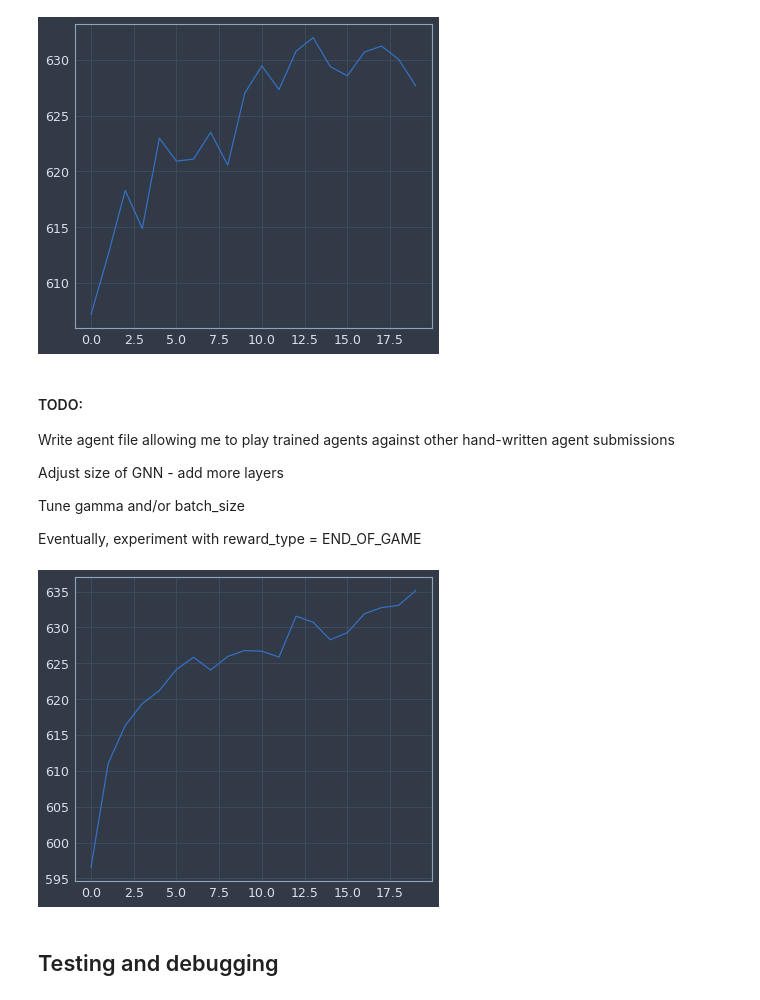
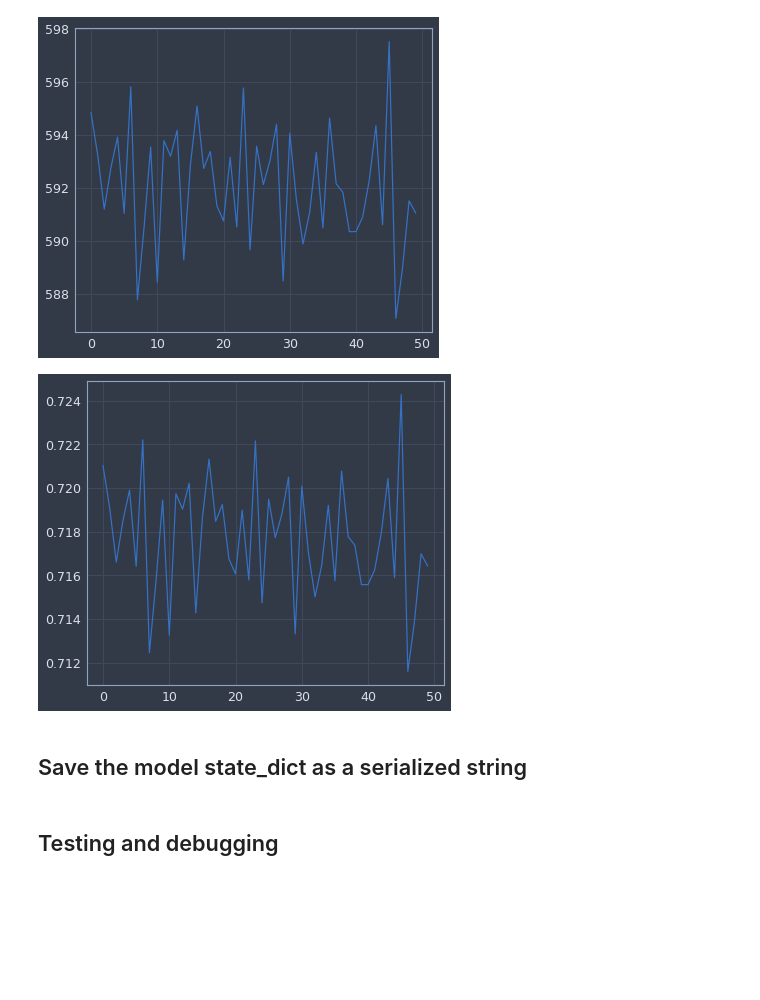
Before and after one commit to IsaiahPressman/Kaggle_Santa_2020, a Jupyter notebook: RL_Santa.ipynb, the cells around one changed output. Cells and saved outputs as stored; diff of their text form; code cells hidden in the pictures; blank space fills up the shorter version.

Commit message:
First working rl agent created and submitted

```diff
--- a/RL_Santa.ipynb
+++ b/RL_Santa.ipynb
@@ -160,11 +208,11 @@ class GraphNN_A3C(nn.Module):
     def __init__(self, in_features, n_nodes):
         super().__init__()
         # Define network
-        activation_func = nn.Identity()
-        layer_size = 32
+        activation_func = nn.ReLU()
+        layer_size = 16
         layers = (
             [FullyConnectedGNNLayer(n_nodes, in_features, layer_size, activation_func=activation_func)] +
-            [FullyConnectedGNNLayer(n_nodes, layer_size, layer_size, activation_func=activation_func)] * 0
+            [FullyConnectedGNNLayer(n_nodes, layer_size, layer_size, activation_func=activation_func)] * 1
         )
         self.base = nn.Sequential(*layers)
         self.actor = FullyConnectedGNNLayer(n_nodes, layer_size, 1, activation_func=activation_func, squeeze_out=True)
@@ -250,8 +298,13 @@ def a3c_vectorized_env(env, model, optimizer, n_episodes, batch_size,
             step_count += 1
     return [rs.mean() for rs in episode_reward_sums]
 # %%
-env = Kaggle_MAB_Env_Torch_Vectorized(n_envs=256, n_players=2, decay_rate=0.97, env_device=torch.device('cuda'), out_device=device)
-model = GraphNN_A3C(2, env.n_bandits)
+env = Kaggle_MAB_Env_Torch_Vectorized(n_envs=256, n_players=2, decay_rate=0.97, out_device=device)
+model = GraphNN_A3C(3, env.n_bandits)
 model.to(device=device)
 optimizer = torch.optim.Adam(model.parameters())
-episode_reward_sums = a3c_vectorized_env(env, model, optimizer, n_episodes=20, batch_size=60, gamma=0.99)
+
+vec_env_kwargs = dict(
+    batch_size=100,
+    gamma=0.99
+)
+episode_reward_sums = a3c_vectorized_env(env, model, optimizer, n_episodes=20, **vec_env_kwargs)
@@ -258,14 +325,10 @@ episode_reward_sums = a3c_vectorized_env(env, model, optimizer, n_episodes=20, b
+# %%
+episode_reward_sums = a3c_vectorized_env(env, model, optimizer, n_episodes=50, **vec_env_kwargs)
 # %%
 #rewards = reinforce(env, policy_est, batch_size=2, num_episodes=100)
+plt.plot([rs / env.r_norm for rs in episode_reward_sums])
+plt.show()
 plt.plot(episode_reward_sums);
 # %% [output]
-[figure, old version]
+[figure, new version]
+[figure, added]
-# %% [markdown]
-#### TODO:
-Write agent file allowing me to play trained agents against other hand-written agent submissions
-
-Adjust size of GNN - add more layers
-
-Tune gamma and/or batch_size
-
-Eventually, experiment with reward_type = END_OF_GAME
@@ -274,5 +335,2 @@ episode_reward_sums = a3c_vectorized_env(env, model, optimizer, n_episodes=50, b
-# %%
-#rewards = reinforce(env, policy_est, batch_size=2, num_episodes=100)
-plt.plot(episode_reward_sums);
-# %% [output]
-[figure, removed]
+# %% [markdown]
+## Save the model state_dict as a serialized string
```
Also changed, not shown: parts of 12 cells of this notebook, 18 other files.
